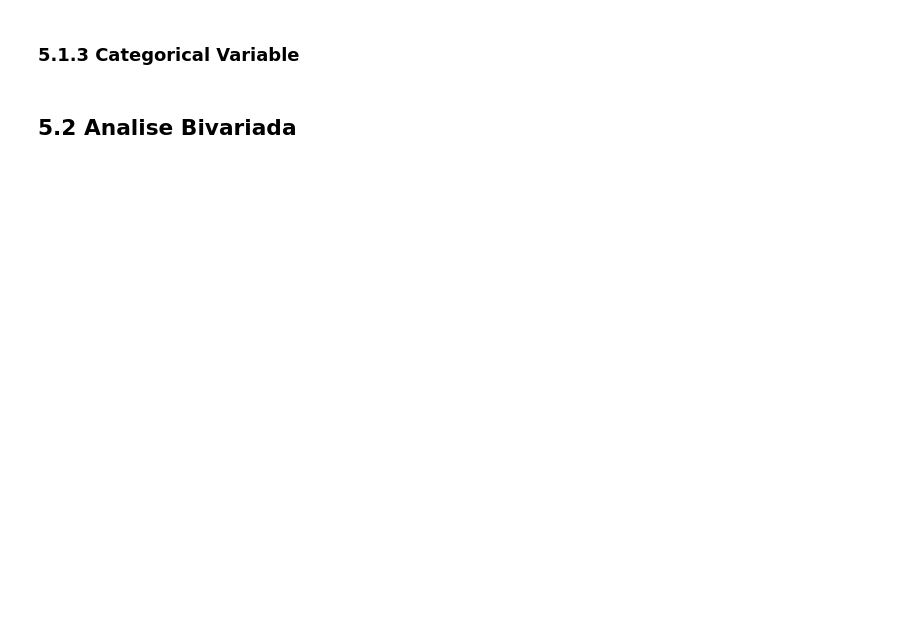
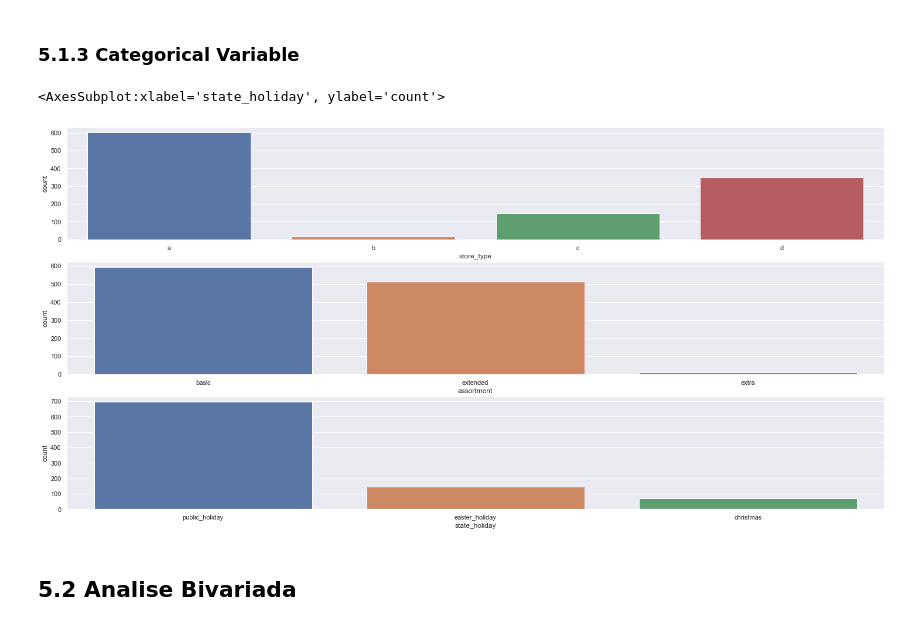
Before and after one commit to rafael-asousa/Sales-Prediction, a Jupyter notebook: notebook/Notebook-Sales-Prediction.ipynb, the cells around one changed output. Saved outputs shown, nothing was run; the diff lists cells and outputs as text; code cells hidden in the pictures; blank space fills up the shorter version.

```diff
--- a/notebook/Notebook-Sales-Prediction.ipynb
+++ b/notebook/Notebook-Sales-Prediction.ipynb
@@ -429,4 +464,19 @@ df3['state_holiday'] = df3['state_holiday'].apply( lambda x: 'public_holiday' if
 # %% [markdown]
 ### 5.1.3 Categorical Variable
+# %%
+categorical_attributes = df5[['store','store_type','assortment','state_holiday']]
+aux1 = categorical_attributes.groupby('store').agg(lambda x:x.value_counts().index[0])
+
+plt.subplot(3, 1, 1)
+sns.countplot( x='store_type', data=aux1.sort_values(by=['store_type','assortment','state_holiday']))
+
+plt.subplot(3, 1, 2)
+sns.countplot( x='assortment', data=aux1.sort_values(by=['store_type','assortment','state_holiday']))
+
+plt.subplot(3, 1, 3)
+sns.countplot( x='state_holiday', data=categorical_attributes[categorical_attributes['state_holiday'] != 'regular_day'])
+# %% [output]
+<AxesSubplot:xlabel='state_holiday', ylabel='count'>
+[figure, added]
 # %% [markdown]
 ## 5.2 Analise Bivariada
```
Also changed, not shown: parts of 26 cells of this notebook.
